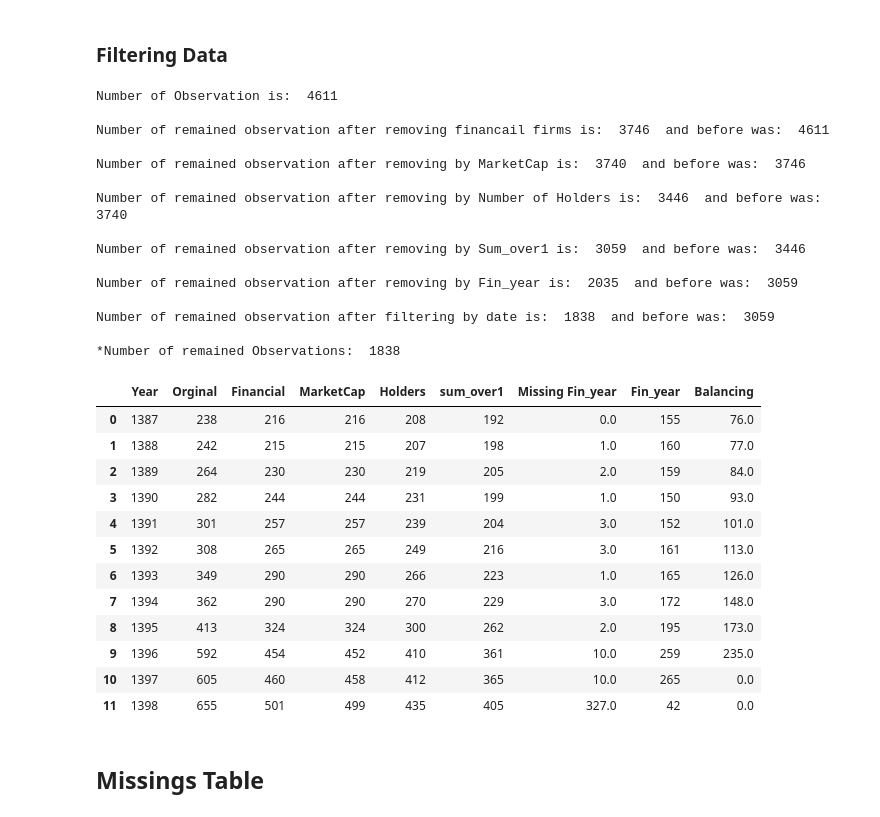
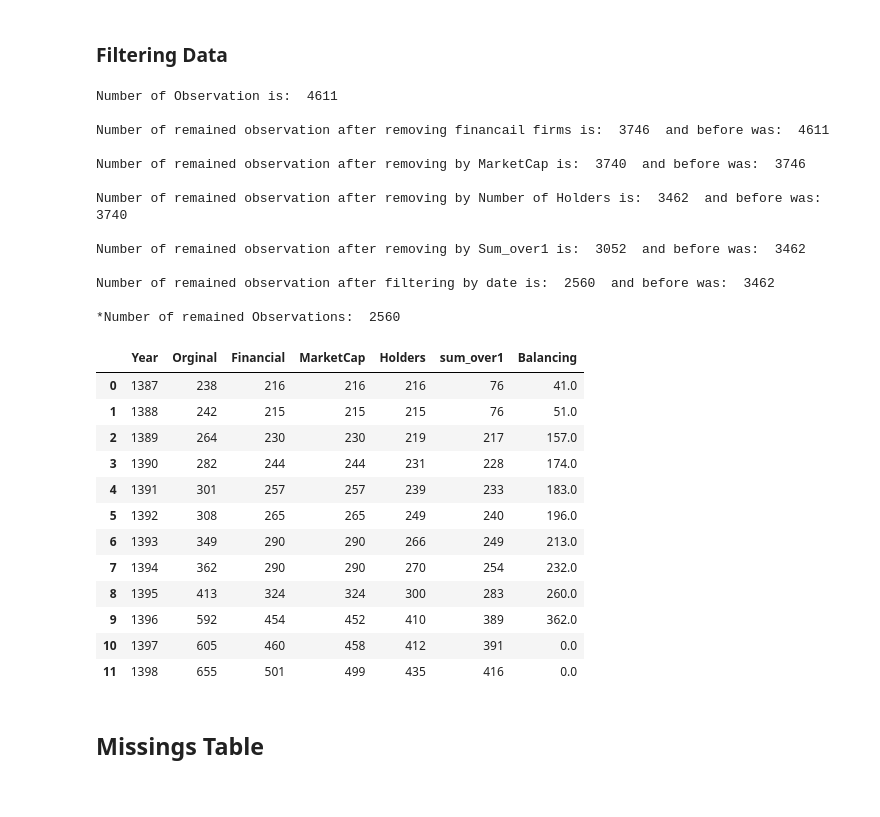
Before and after one commit to MahdiShahrabi/Ownership-Concentration-Measures-in-TSE, a Jupyter notebook: Merging Data/MakingTableForRegression.ipynb, the cells around one changed output. Drawn from its saved outputs; the diff is of its cells as text; code cells hidden in the pictures.

```diff
--- a/Merging Data/MakingTableForRegression.ipynb
+++ b/Merging Data/MakingTableForRegression.ipynb
@@ -227,7 +227,7 @@ Merged['Industry_id'] = Merged['Industry'].map(Industry_dict)
 # %%
 # Selecting Columns and sorting
 Data = Merged[['Id_tse','Firm','Symbol','Fin_year','Year','Month', 'Industry','Industry_id', 'sum_over1', 'Num_holders',
-       'Largest_Owner', 'First_Second', 'First_Sumtwofour', 'Sumfive', 'Gini',
+       'Largest_Owner', 'First_Second', 'First_Sumtwofour', 'Sumfive','Sumfour','Sumthree','Sumtwo', 'Gini',
        'Herfindhal', 'SSCL', 'SSCO', 'SSDL', 'SSDO', 'BZCL', 'BZCO', 'BZDL',
        'Tot_asset', 'Tot_lib','PPE', 'Book_value','Marketcap','Capital','Equity',
        'Revenue', 'Cost_of_revenue', 'Gross_profit','Operating_expenses',
@@ -298,15 +298,15 @@ Banned_Industries = ['واسطه‌گری‌های مالی و پولی','بیم
                               'صندوق سرمایه گذاری قابل معامله','فعالیتهای کمکی به نهادهای مالی واسط']
 
 Remove_marketcap  = True
-MC                = 150e4    # X bilion Toman!
+MC                = 100e4    # X bilion Toman!
 
 Remove_holder     = True
 theta_holder      = 1
 
 Remove_sum1       = True
-theta_sum1        = 95
+theta_sum1        = 99
 
-Remove_fin_year   = True
+Remove_fin_year   = False
 
 common_stock_flag = False
 
@@ -410,52 +410,50 @@ if Balancing:
     ln   = len(Data)
     Data = Data[Data.Year>=Balancing_year]
     Data = Data[Data.Year<=1397]
     Data = Data[Data.Symbol.isin(list(common_sym_dict[str(Balancing_year)]))]
     print('Number of remained observation after Balancing is: ',len(Data),' and before was: ',ln,'\n')
 
 
 ## Filterring By time
 if Date_filter:
     Data = Data[Data.Year>=start]
     Data = Data[Data.Year<=end]
     print('Number of remained observation after filtering by date is: ',len(Data),' and before was: ',ln,'\n')
 
 print('*Number of remained Observations: ',len(Data),'\n')
 out.fillna(0)
 
 os.chdir(r"C:\Users\Mahdi\OneDrive\Master Thesis\Codes\Dividend and OCM\Summary_docs\PythonTex")
 out.to_latex('Filtering_data.tex',index=False,multirow=True,
              column_format='c'*len(out.columns),bold_rows=True,
              caption='Number of Stocks Remained After Each Filtration')
 # %% [output]
 Number of Observation is:  4611
 
 Number of remained observation after removing financail firms is:  3746  and before was:  4611
 
 Number of remained observation after removing by MarketCap is:  3740  and before was:  3746
 
-Number of remained observation after removing by Number of Holders is:  3446  and before was:  3740
+Number of remained observation after removing by Number of Holders is:  3462  and before was:  3740
 
-Number of remained observation after removing by Sum_over1 is:  3059  and before was:  3446
+Number of remained observation after removing by Sum_over1 is:  3052  and before was:  3462
 
-Number of remained observation after removing by Fin_year is:  2035  and before was:  3059
+Number of remained observation after filtering by date is:  2560  and before was:  3462
 
-Number of remained observation after filtering by date is:  1838  and before was:  3059
-
-*Number of remained Observations:  1838
+*Number of remained Observations:  2560
-|  | Year | Orginal | Financial | MarketCap | Holders | sum_over1 | Missing Fin_year | Fin_year | Balancing |
-| 0 | 1387 | 238 | 216 | 216 | 208 | 192 | 0.0 | 155 | 76.0 |
-| 1 | 1388 | 242 | 215 | 215 | 207 | 198 | 1.0 | 160 | 77.0 |
-| 2 | 1389 | 264 | 230 | 230 | 219 | 205 | 2.0 | 159 | 84.0 |
-| 3 | 1390 | 282 | 244 | 244 | 231 | 199 | 1.0 | 150 | 93.0 |
-| 4 | 1391 | 301 | 257 | 257 | 239 | 204 | 3.0 | 152 | 101.0 |
-| 5 | 1392 | 308 | 265 | 265 | 249 | 216 | 3.0 | 161 | 113.0 |
-| 6 | 1393 | 349 | 290 | 290 | 266 | 223 | 1.0 | 165 | 126.0 |
-| 7 | 1394 | 362 | 290 | 290 | 270 | 229 | 3.0 | 172 | 148.0 |
-| 8 | 1395 | 413 | 324 | 324 | 300 | 262 | 2.0 | 195 | 173.0 |
-| 9 | 1396 | 592 | 454 | 452 | 410 | 361 | 10.0 | 259 | 235.0 |
-| 10 | 1397 | 605 | 460 | 458 | 412 | 365 | 10.0 | 265 | 0.0 |
-| 11 | 1398 | 655 | 501 | 499 | 435 | 405 | 327.0 | 42 | 0.0 |
+|  | Year | Orginal | Financial | MarketCap | Holders | sum_over1 | Balancing |
+| 0 | 1387 | 238 | 216 | 216 | 216 | 76 | 41.0 |
+| 1 | 1388 | 242 | 215 | 215 | 215 | 76 | 51.0 |
+| 2 | 1389 | 264 | 230 | 230 | 219 | 217 | 157.0 |
+| 3 | 1390 | 282 | 244 | 244 | 231 | 228 | 174.0 |
+| 4 | 1391 | 301 | 257 | 257 | 239 | 233 | 183.0 |
+| 5 | 1392 | 308 | 265 | 265 | 249 | 240 | 196.0 |
+| 6 | 1393 | 349 | 290 | 290 | 266 | 249 | 213.0 |
+| 7 | 1394 | 362 | 290 | 290 | 270 | 254 | 232.0 |
+| 8 | 1395 | 413 | 324 | 324 | 300 | 283 | 260.0 |
+| 9 | 1396 | 592 | 454 | 452 | 410 | 389 | 362.0 |
+| 10 | 1397 | 605 | 460 | 458 | 412 | 391 | 0.0 |
+| 11 | 1398 | 655 | 501 | 499 | 435 | 416 | 0.0 |
 # %% [markdown]
 ## **Missings Table**
 # %%
```
Also changed, not shown: parts of 5 cells of this notebook, 8 other files.
